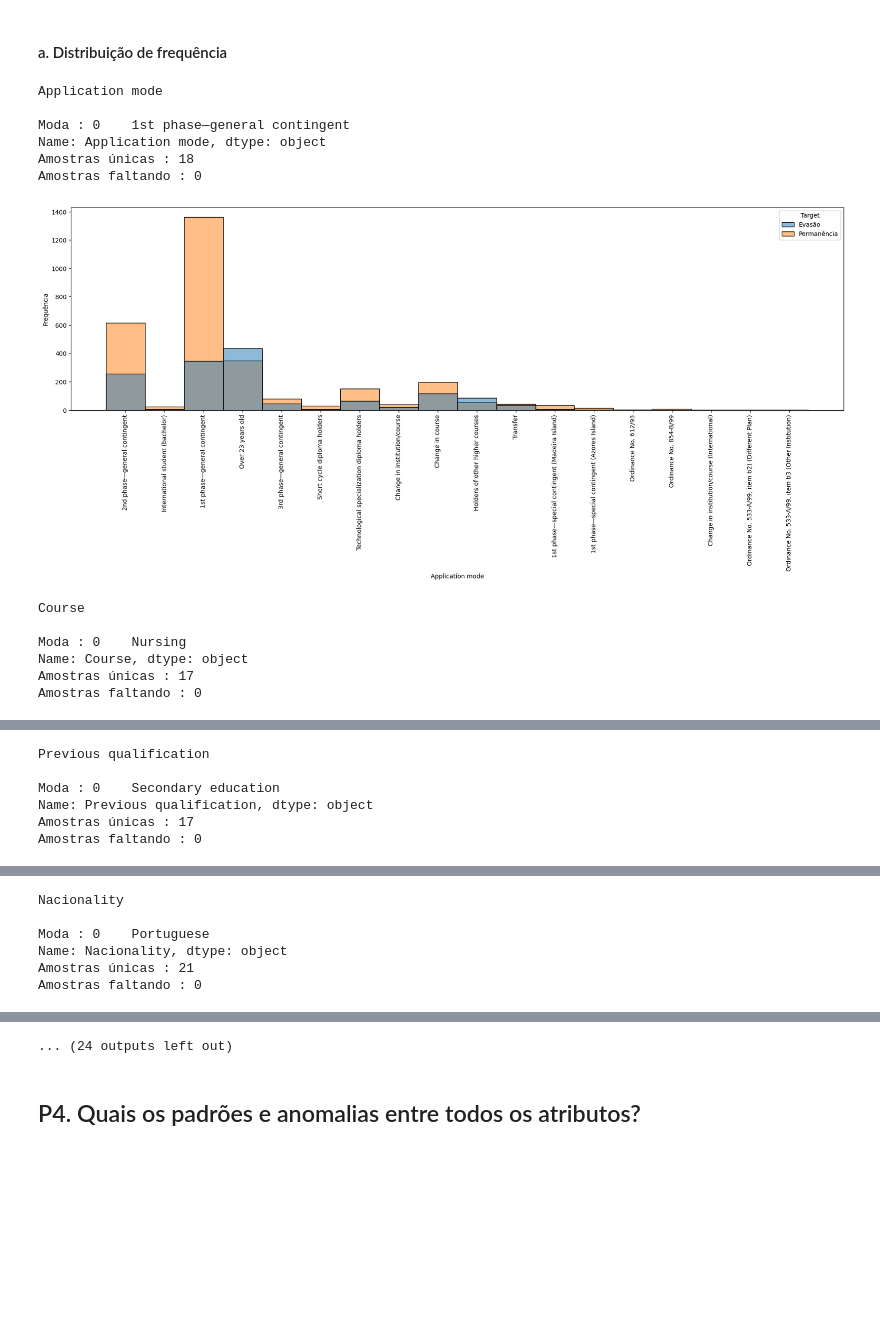
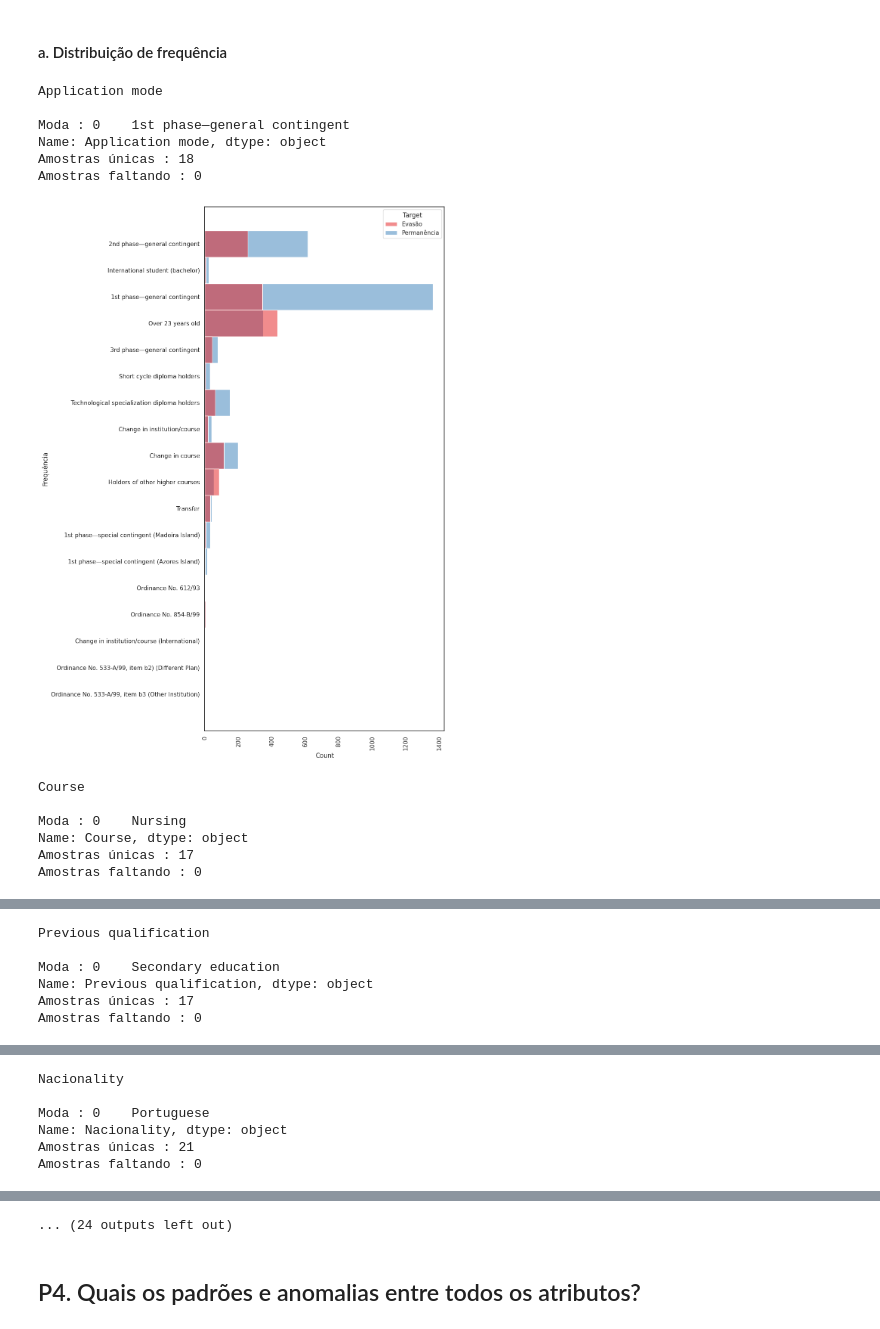
Before and after one commit to leonardoazzi/ipp-student-dropout, a Jupyter notebook: spot-checking.ipynb, the cells around one changed output, grey strips where cells are left out. Saved outputs shown, nothing was run; the diff lists cells and outputs as text; code cells hidden in the pictures; blank space fills up the shorter version.

```diff
--- a/spot-checking.ipynb
+++ b/spot-checking.ipynb
@@ -541,7 +533,7 @@ for col in numerical_data:
     plt.figure(figsize = (20, 3))
     plt.subplot(1, 2, 1)
     # data[col].hist(grid=False)
-    sns.histplot(data=data, x=col, hue='Target', kde=False)
+    sns.histplot(data=data, x=col, hue='Target', kde=False, palette='Set1')
     plt.ylabel('count')
     plt.subplot(1, 2, 2)
     sns.boxplot(x=data[col])
@@ -677,31 +669,44 @@ Estatística descritiva:
 # %%
 # Referência: https://www.analyticsvidhya.com/blog/2022/07/step-by-step-exploratory-data-analysis-eda-using-python/
 
 for col in categorical_data:
 
     # Atributo
     print(col, end="\n\n")
 
     # Estatísticas descritivas
     print('Moda :', round(data_cat[col].mode(), 2))
     print('Amostras únicas :', data_cat[col].nunique())
     print('Amostras faltando :', data_cat[col].isnull().sum())
 
-    plt.figure(figsize=(50, 6))
-    plt.subplot(1, 2, 1)
-    # sns.countplot(x=col, data=data_cat, order=data_cat[col].value_counts().index, hue='Target')
-    sns.histplot(data=data_cat, x=col, hue='Target', kde=False)
-    plt.xticks(rotation=90)
-    plt.ylabel('Frequência')
-    plt.show()
+    num_labels = data_cat[col].nunique()
+
+    if num_labels >= 5:
+
+        width = max(5, num_labels)
+        height = max(5, num_labels)
+
+        plt.figure(figsize=(width, height))
+        plt.subplot(1, 2, 1)
+        sns.histplot(data=data_cat, y=col, kde=False, hue='Target', palette='Set1')
+        plt.xticks(rotation=90)
+        plt.ylabel('Frequência')
+        plt.show()
+
+    else:
+        plt.figure(figsize=(15, 4))
+        plt.subplot(1, 2, 1)
+        sns.histplot(data=data_cat, x=col, kde=False, hue='Target', palette='Set1')
+        plt.ylabel('Frequência')
+        plt.show()
 # %% [output]
 Application mode
 
 Moda : 0    1st phase—general contingent
 Name: Application mode, dtype: object
 Amostras únicas : 18
 Amostras faltando : 0
-[figure, old version]
+[figure, new version]
 Course
 
 Moda : 0    Nursing
```
Also changed, not shown: parts of 36 cells of this notebook.
